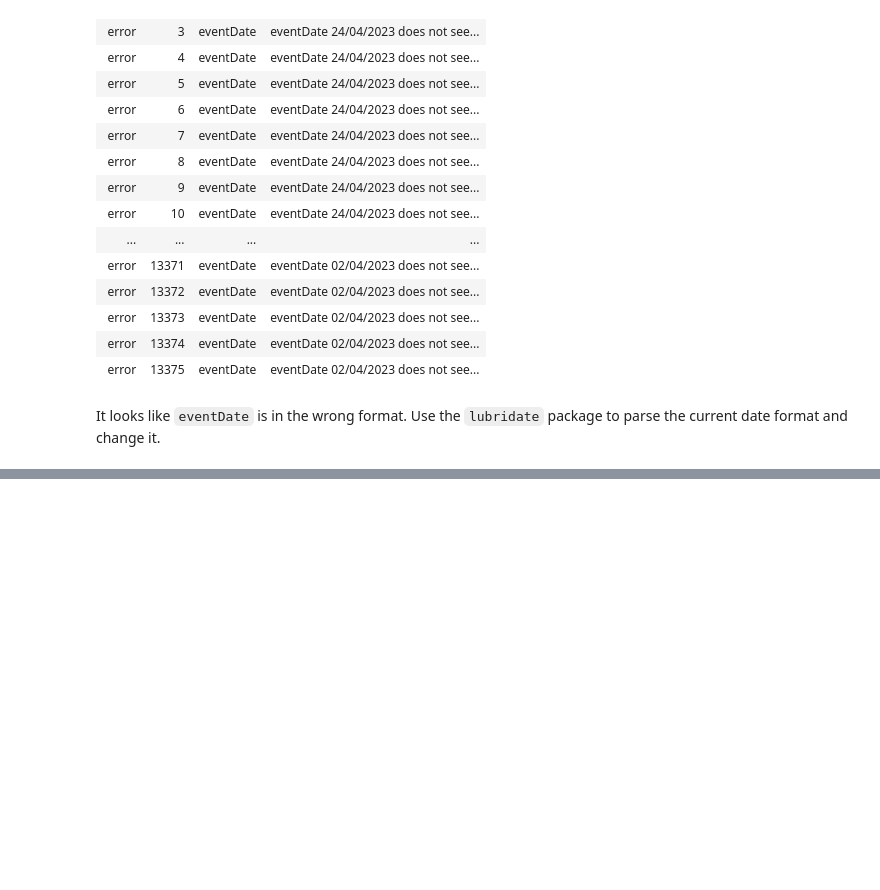
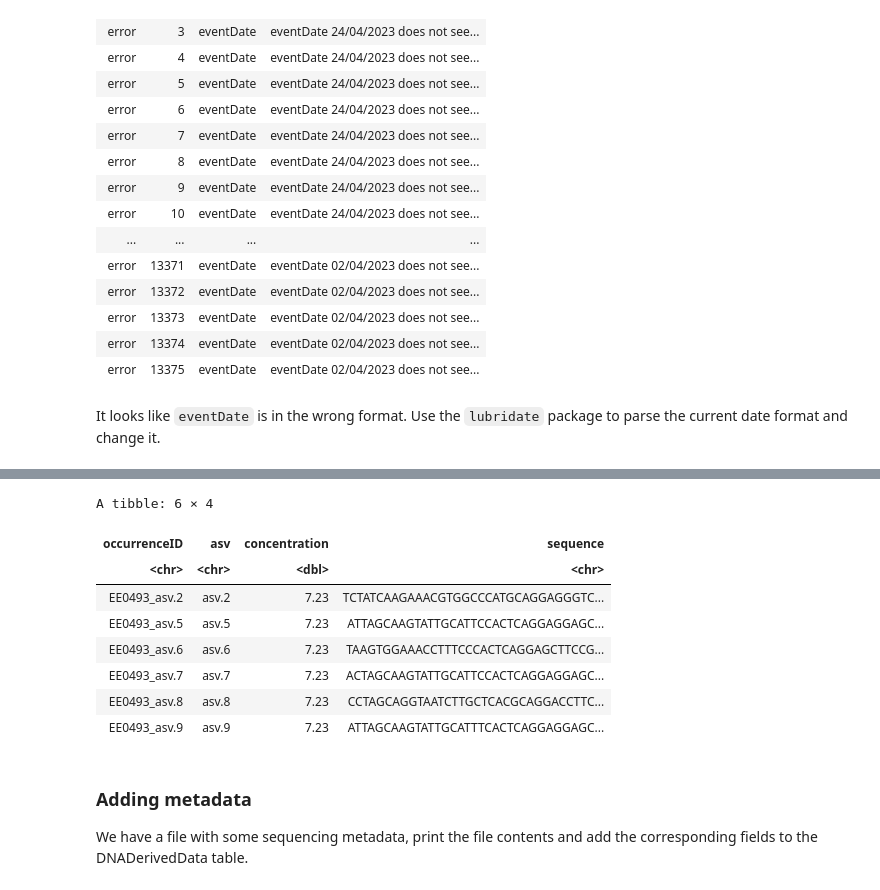
Before and after one commit to iobis/sg-12-dataset, a Jupyter notebook: scripts/pieter.ipynb, the cells around one changed output, grey strips where cells are left out. Saved outputs shown, nothing was run; the diff lists cells and outputs as text; code cells hidden in the pictures; blank space fills up the shorter version.

```diff
--- a/scripts/pieter.ipynb
+++ b/scripts/pieter.ipynb
@@ -435,0 +530,20 @@ unique(occurrence$eventDate)
+# %%
+dna <- occurrence %>%
+    select(occurrenceID, asv, concentration = dna) %>%
+    left_join(fasta, by = "asv")
+
+head(dna)
+# %% [output]
+A tibble: 6 × 4
+| occurrenceID | asv | concentration | sequence |
+| <chr> | <chr> | <dbl> | <chr> |
+| EE0493_asv.2 | asv.2 | 7.23 | TCTATCAAGAAACGTGGCCCATGCAGGAGGGTC... |
+| EE0493_asv.5 | asv.5 | 7.23 | ATTAGCAAGTATTGCATTCCACTCAGGAGGAGC... |
+| EE0493_asv.6 | asv.6 | 7.23 | TAAGTGGAAACCTTTCCCACTCAGGAGCTTCCG... |
+| EE0493_asv.7 | asv.7 | 7.23 | ACTAGCAAGTATTGCATTCCACTCAGGAGGAGC... |
+| EE0493_asv.8 | asv.8 | 7.23 | CCTAGCAGGTAATCTTGCTCACGCAGGACCTTC... |
+| EE0493_asv.9 | asv.9 | 7.23 | ATTAGCAAGTATTGCATTTCACTCAGGAGGAGC... |
+# %% [markdown]
+### Adding metadata
+
+We have a file with some sequencing metadata, print the file contents and add the corresponding fields to the DNADerivedData table.
```
Also changed, not shown: parts of 21 cells of this notebook.
